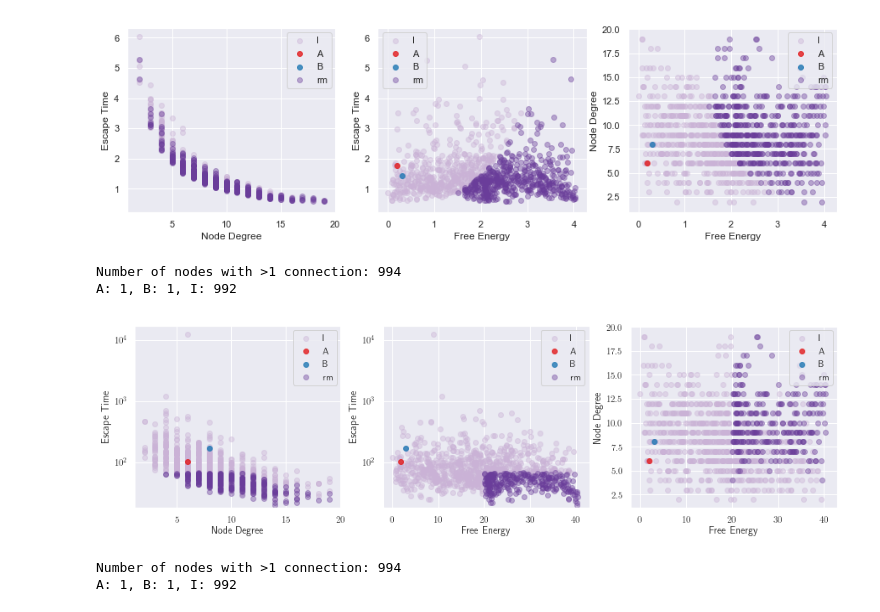
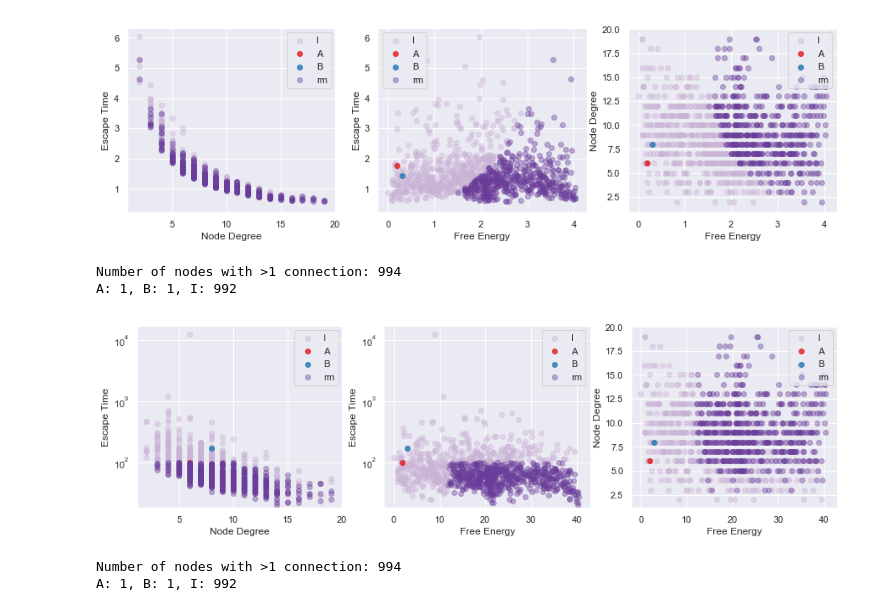
Before and after one commit to tomswinburne/PyGT, a Jupyter notebook: partialGT_9state.ipynb, the cells around one changed output. Cells and saved outputs as stored; diff of their text form; code cells hidden in the pictures.

```diff
--- a/partialGT_9state.ipynb
+++ b/partialGT_9state.ipynb
@@ -178,11 +178,11 @@ A: 1, B: 1, I: 992
 [figure]
 # %%
 temp = 1.0
-rank_nodes_to_eliminate(beta=1./temp, percent_retained=50, log=True)
+rank_nodes_to_eliminate(beta=1./temp, percent_retained=25, log=True)
 # %% [output]
 Number of nodes with >1 connection: 994
 A: 1, B: 1, I: 992
-[figure, old version]
+[figure, new version]
 # %%
 temp = 0.1
 rank_nodes_to_eliminate(beta=1./temp, percent_retained=25, log=True)
```
Also changed, not shown: parts of 16 cells of this notebook, 12 other files.
